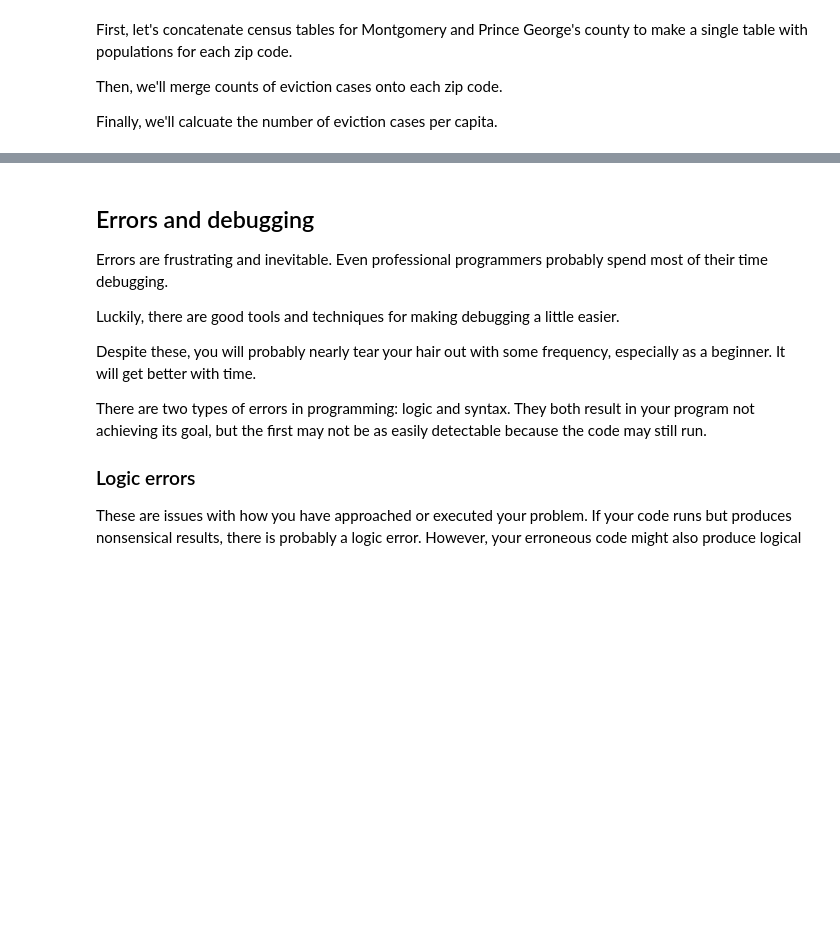
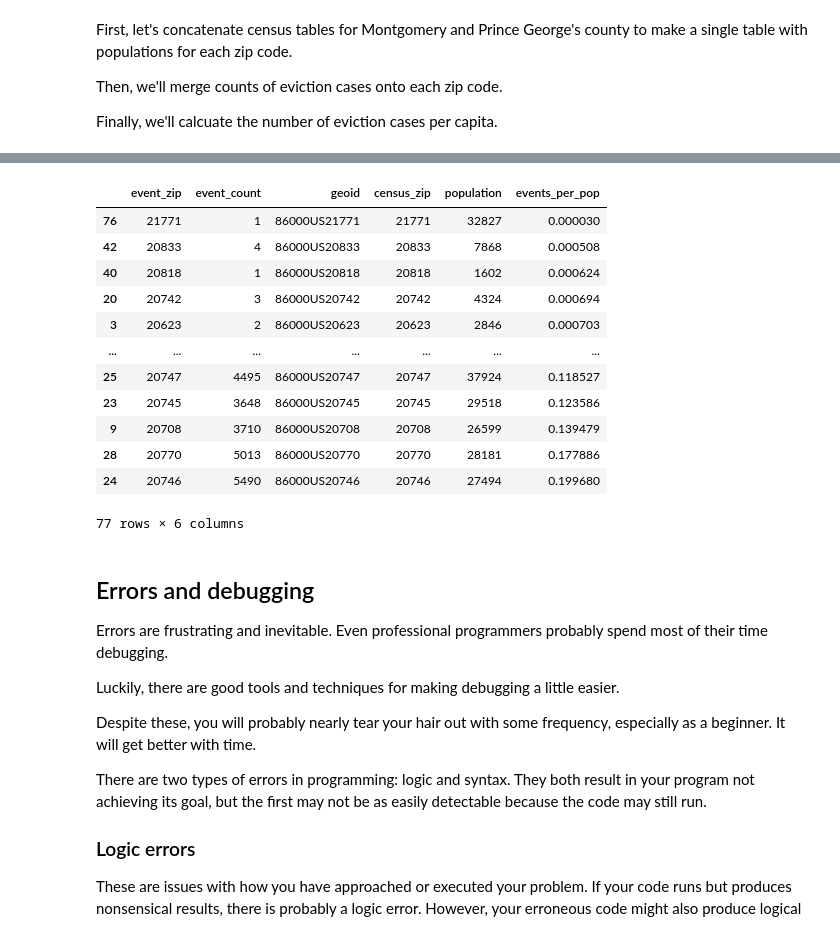
Before and after one commit to stg12793/ursp688y_sp2025, a Jupyter notebook: demos/demo04/demo04_live.ipynb, the cells around one changed output, grey strips where cells are left out. Cells and saved outputs as stored; diff of their text form; code cells hidden in the pictures; blank space fills up the shorter version.

```diff
--- a/demos/demo04/demo04_live.ipynb
+++ b/demos/demo04/demo04_live.ipynb
@@ -106,8 +169,7 @@ Finally, we'll calcuate the number of eviction cases per capita.
 # %%
 # Combine into a single dataframe
-
-# ! Concatenate dataframes
+df_census = pd.concat([df_census_mg, df_census_pg], axis=0)
 # %%
 # Rename columns with readable names
-
-# ! Clean up column names
+df_census = df_census.rename(columns={'name':'census_zip', 'B01003001':'population'})
+df_census = df_census.drop(columns=['B01003001, Error'])
@@ -114,4 +194,3 @@ Finally, we'll calcuate the number of eviction cases per capita.
 # %%
 # Merge the case counts onto the zip codes
-
-# ! Ensure that zipcode columns in both dataframes are the same data type
+event_counts = event_counts.merge(df_census, left_on='event_zip', right_on='census_zip')
@@ -124,7 +197,22 @@ Finally, we'll calcuate the number of eviction cases per capita.
 # %%
 # Calculate cases per capita
-
-# ! Calc new column and sort descending
+event_counts['events_per_pop'] = event_counts['event_count'] / event_counts['population']
+# %%
+event_counts.sort_values('events_per_pop')
+# %% [output]
+|  | event_zip | event_count | geoid | census_zip | population | events_per_pop |
+| 76 | 21771 | 1 | 86000US21771 | 21771 | 32827 | 0.000030 |
+| 42 | 20833 | 4 | 86000US20833 | 20833 | 7868 | 0.000508 |
+| 40 | 20818 | 1 | 86000US20818 | 20818 | 1602 | 0.000624 |
+| 20 | 20742 | 3 | 86000US20742 | 20742 | 4324 | 0.000694 |
+| 3 | 20623 | 2 | 86000US20623 | 20623 | 2846 | 0.000703 |
+| ... | ... | ... | ... | ... | ... | ... |
+| 25 | 20747 | 4495 | 86000US20747 | 20747 | 37924 | 0.118527 |
+| 23 | 20745 | 3648 | 86000US20745 | 20745 | 29518 | 0.123586 |
+| 9 | 20708 | 3710 | 86000US20708 | 20708 | 26599 | 0.139479 |
+| 28 | 20770 | 5013 | 86000US20770 | 20770 | 28181 | 0.177886 |
+| 24 | 20746 | 5490 | 86000US20746 | 20746 | 27494 | 0.199680 |
+77 rows × 6 columns
 # %% [markdown]
 ## Errors and debugging
 
```
Also changed, not shown: parts of 18 cells of this notebook.
